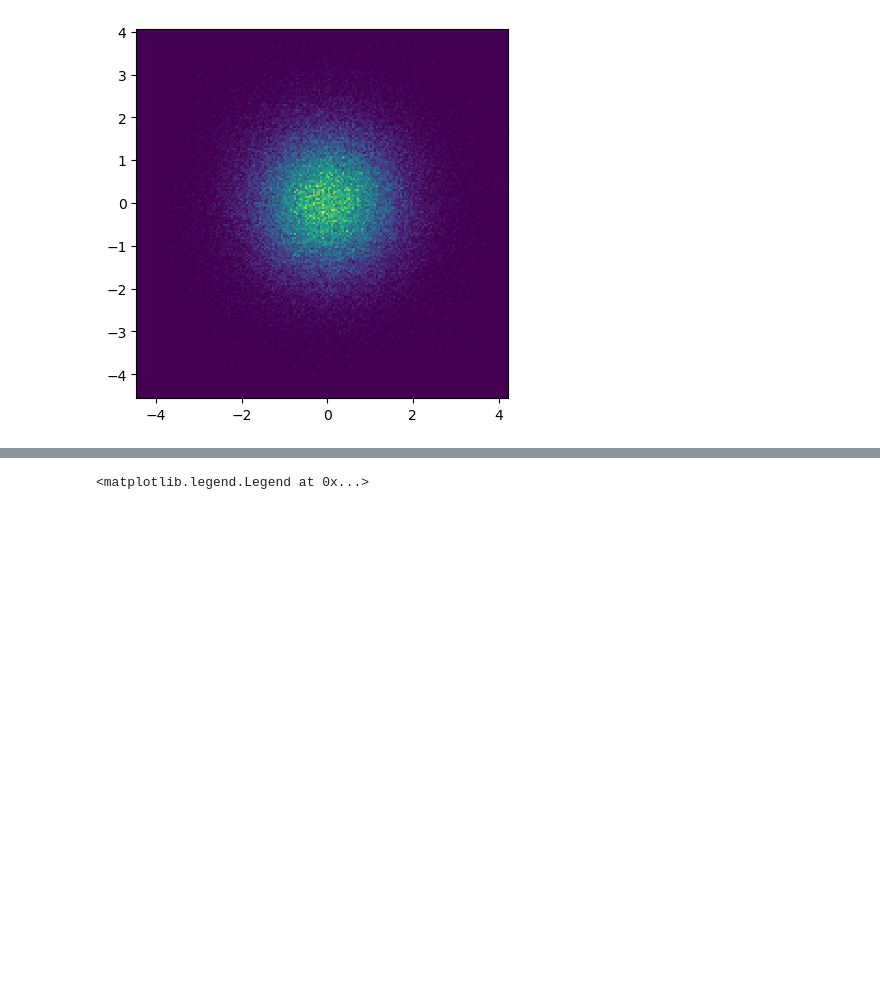
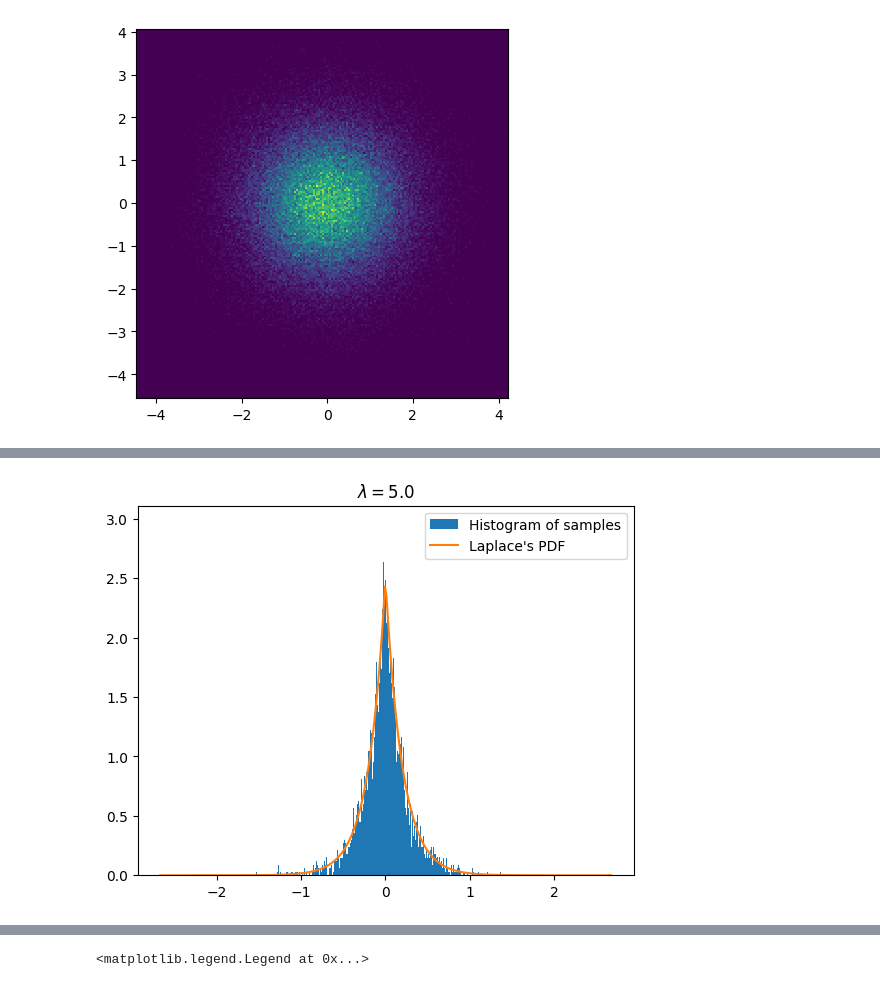
Before and after one commit to roomate/ML_from_scratch, a Jupyter notebook: random_algos.ipynb, the cells around one changed output, grey strips where cells are left out. Drawn from its saved outputs; the diff is of its cells as text; code cells hidden in the pictures; blank space fills up the shorter version.

```diff
--- a/random_algos.ipynb
+++ b/random_algos.ipynb
@@ -166,7 +170,7 @@ def Sample_Gaussian(N: int):
     Returns:
         Samples from a standard centered gaussian law.
     """
-    U = np.random.rand(int(np.floor(N+1)//2), 2)
+    U = np.random.rand((N+1)//2, 2)
     U1, U2 = U[:, 0], U[:, 1]
     Box_Muller_v = np.vectorize(Box_Muller)
     X, Y = Box_Muller_v(U1, U2)
@@ -182,0 +199,54 @@ plt.show()
+# %%
+import numpy as np
+import matplotlib.pyplot as plt
+
+def exp_PDF(x: float, lambd: float = 1) -> float:
+    """
+    Exponential law's probability density function with parameter lambd.
+    """
+    assert lambd >= 0
+    return np.exp(-x*lambd)*lambd
+
+def inv_CDF_exp(t: float, lambd: float = 1) -> float:
+    """
+    Inverse of the exponential law's cumulative distribution function with parameter lambd.
+    If t is sampled from a uniform law in [0, 1], then this function samples the exponential law with parameter lambd.
+    """
+    assert t >= 0 and t < 1
+    assert lambd >= 0
+    return -np.log(1 - t)/lambd
+
+def sample_exp(lambd: float=1, N: int=1):
+    t=np.random.rand(N)
+    inv_CDF_exp_vect=np.vectorize(inv_CDF_exp, excluded=(1,))
+    return inv_CDF_exp_vect(t, lambd=lambd)
+
+def sample_laplace(lambd: float, N: int):
+    """
+    Docstring for sample_laplace
+
+    lambd: float. Positive parameter of laplace law.
+    N: Number of samples.
+    """
+    assert lambd > 0, 'lambda parameter should be positive'
+    #Sample exponential law
+    exp_sample=sample_exp(lambd=1/2*lambd**2, N=N)
+    normal_sample=Sample_Gaussian(N)
+    return np.sqrt(exp_sample)*normal_sample
+
+lambd=5.
+Samples=sample_laplace(lambd=lambd, N=10000)
+
+#Make an histogram
+count, bins = np.histogram(Samples, bins = 1000) #bins is the positions of the bins, while count is the number of elements per bin
+
+plt.hist(bins[:-1], bins, weights = count, density=True, label = "Histogram of samples")
+
+laplace=lambda t: 1/2*lambd*np.exp(-lambd*np.abs(t))
+t=np.linspace(np.min(bins)-1, np.max(bins)+1, 300)
+plt.plot(t, laplace(t), label="Laplace's PDF")
+plt.title("$\\lambda={:.1f}$".format(lambd))
+plt.legend()
+plt.show()
+# %% [output]
+[figure, added]
```
Also changed, not shown: parts of 25 cells of this notebook.
